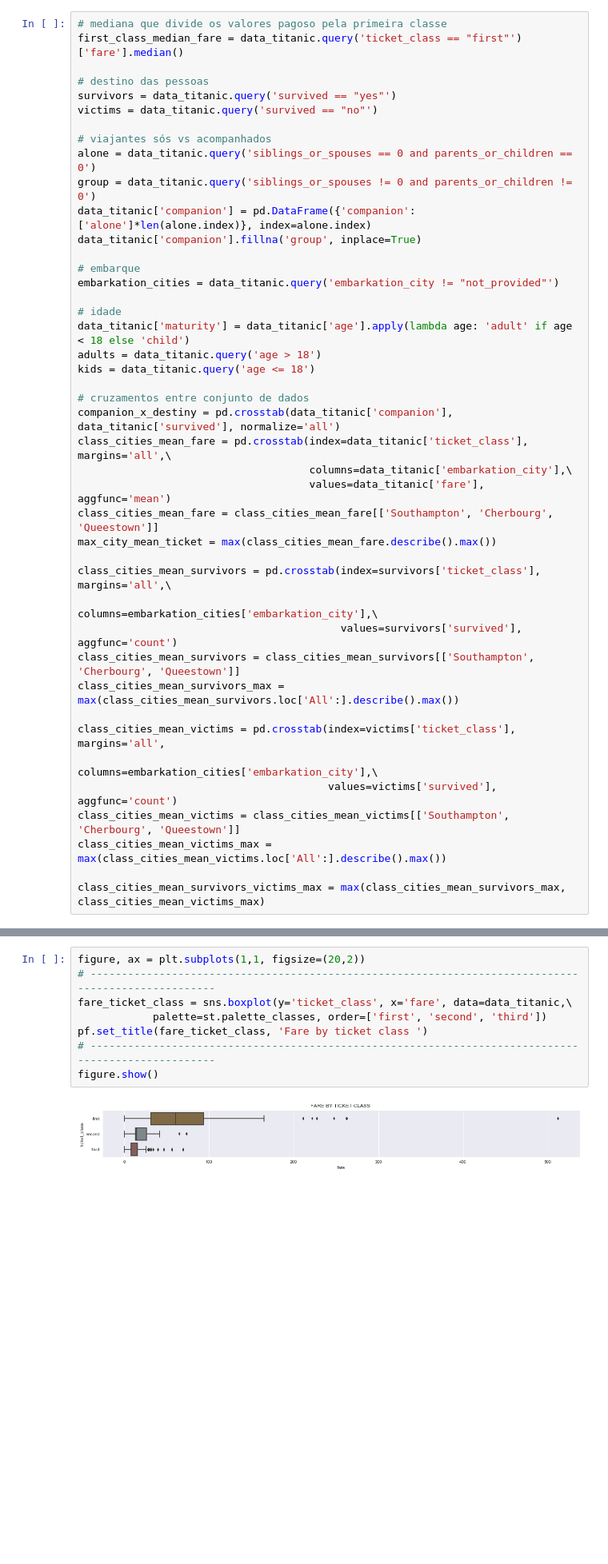
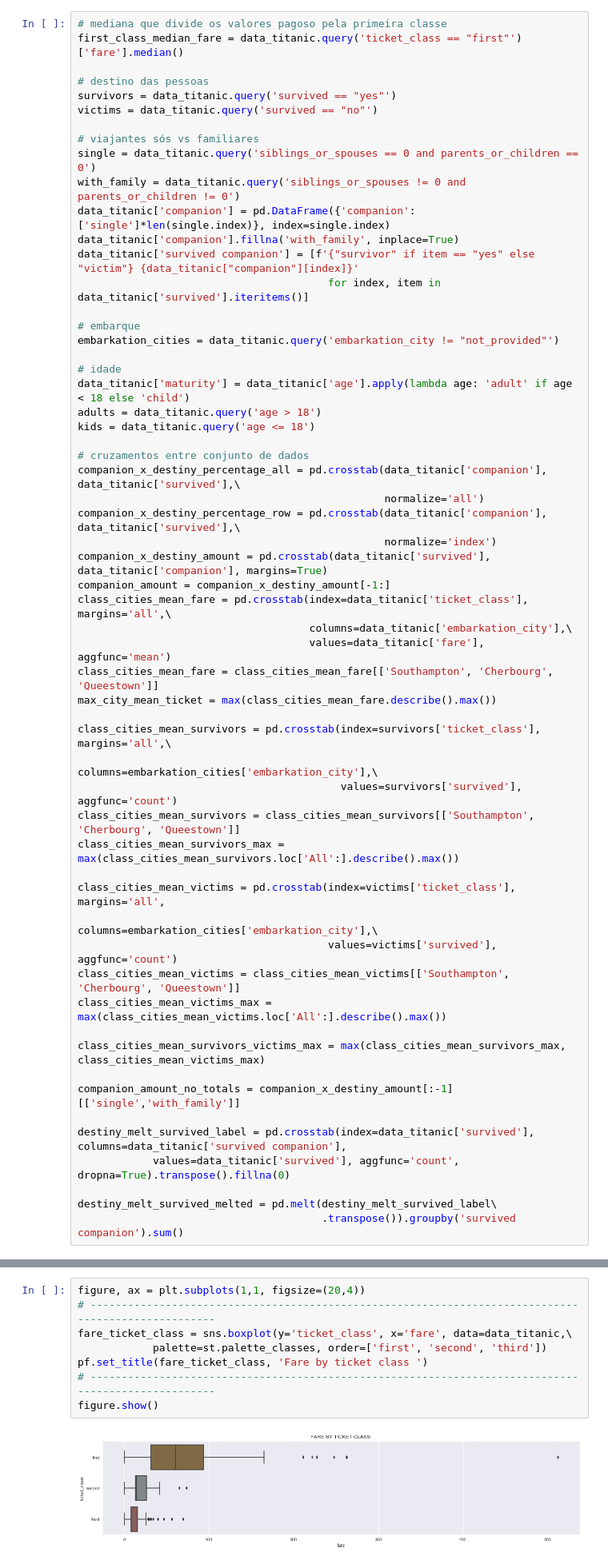
Before and after one commit to aguiarsouzatiz/udacity-nanodegree-data-science, a Jupyter notebook: 02 Data Analysis Titanic Data/data_analysis_titanic_data.ipynb, the cells around one changed output, grey strips where cells are left out. Shown at 80% size. Cells and saved outputs as stored; diff of their text form; blank space fills up the shorter version.

```diff
--- a/02 Data Analysis Titanic Data/data_analysis_titanic_data.ipynb
+++ b/02 Data Analysis Titanic Data/data_analysis_titanic_data.ipynb
@@ -94,11 +97,13 @@ first_class_median_fare = data_titanic.query('ticket_class == "first"')['fare'].
 survivors = data_titanic.query('survived == "yes"')
 victims = data_titanic.query('survived == "no"')
 
-# viajantes sós vs acompanhados
-alone = data_titanic.query('siblings_or_spouses == 0 and parents_or_children == 0')
-group = data_titanic.query('siblings_or_spouses != 0 and parents_or_children != 0')
-data_titanic['companion'] = pd.DataFrame({'companion':['alone']*len(alone.index)}, index=alone.index)
-data_titanic['companion'].fillna('group', inplace=True)
+# viajantes sós vs familiares
+single = data_titanic.query('siblings_or_spouses == 0 and parents_or_children == 0')
+with_family = data_titanic.query('siblings_or_spouses != 0 and parents_or_children != 0')
+data_titanic['companion'] = pd.DataFrame({'companion':['single']*len(single.index)}, index=single.index)
+data_titanic['companion'].fillna('with_family', inplace=True)
+data_titanic['survived companion'] = [f'{"survivor" if item == "yes" else "victim"} {data_titanic["companion"][index]}'
+                                        for index, item in data_titanic['survived'].iteritems()]
 
 # embarque
 embarkation_cities = data_titanic.query('embarkation_city != "not_provided"')
@@ -109,7 +114,12 @@ adults = data_titanic.query('age > 18')
 kids = data_titanic.query('age <= 18')
 
 # cruzamentos entre conjunto de dados
-companion_x_destiny = pd.crosstab(data_titanic['companion'], data_titanic['survived'], normalize='all')
+companion_x_destiny_percentage_all = pd.crosstab(data_titanic['companion'], data_titanic['survived'],\
+                                                 normalize='all')
+companion_x_destiny_percentage_row = pd.crosstab(data_titanic['companion'], data_titanic['survived'],\
+                                                 normalize='index')
+companion_x_destiny_amount = pd.crosstab(data_titanic['survived'], data_titanic['companion'], margins=True)
+companion_amount = companion_x_destiny_amount[-1:]
 class_cities_mean_fare = pd.crosstab(index=data_titanic['ticket_class'], margins='all',\
                                      columns=data_titanic['embarkation_city'],\
                                      values=data_titanic['fare'], aggfunc='mean')
@@ -129,6 +139,14 @@ class_cities_mean_victims = class_cities_mean_victims[['Southampton', 'Cherbourg
 class_cities_mean_victims_max = max(class_cities_mean_victims.loc['All':].describe().max())
 
 class_cities_mean_survivors_victims_max = max(class_cities_mean_survivors_max, class_cities_mean_victims_max)
+
+companion_amount_no_totals = companion_x_destiny_amount[:-1][['single','with_family']]
+
+destiny_melt_survived_label = pd.crosstab(index=data_titanic['survived'], columns=data_titanic['survived companion'],
+            values=data_titanic['survived'], aggfunc='count', dropna=True).transpose().fillna(0)
+
+destiny_melt_survived_melted = pd.melt(destiny_melt_survived_label\
+                                       .transpose()).groupby('survived companion').sum()
 # %% [markdown]
 #### Descrição da amostra
 A amostra contém **891** dados que representam cerca de **20%** da quantidade total de **2224** referentes às pessoas presentes no navio. Por possuir apenas informações sobre a classe do tipo de passagem comprada, podemos considerar que essa **amostra é delimitada aos passageiros** do navio. Isso deixa de fora, assim, informações sobre a tripulação.
@@ -156,15 +173,15 @@ pd.crosstab(data_titanic.query('fare == 0')['fare'], data_titanic['ticket_class'
 # %% [markdown]
 A partir dessa sugestão de relação inicial, há de fato uma correspondência entre tipo de classe e valor pago na tarifa de fato nessa amostra?
 # %%
-figure, ax = plt.subplots(1,1, figsize=(20,2))
+figure, ax = plt.subplots(1,1, figsize=(20,4))
 # ----------------------------------------------------------------------------------------------------
 fare_ticket_class = sns.boxplot(y='ticket_class', x='fare', data=data_titanic,\
             palette=st.palette_classes, order=['first', 'second', 'third'])
 pf.set_title(fare_ticket_class, 'Fare by ticket class ')
 # ----------------------------------------------------------------------------------------------------
 figure.show()
 # %% [output]
-[figure, old version]
+[figure, new version]
 # %% [markdown]
 Por meio da gráfico podemos confirmar que sim com exceção de alguns outliers (valores com anomalia em relação ao todo) os valores da tarifa correspondem no geral, ao tipo de classe de passagem: da primeira com tarifa maior até a terceira com tarifa menor.
 # %%
```
Also changed, not shown: parts of 33 cells of this notebook, 1 other file.
